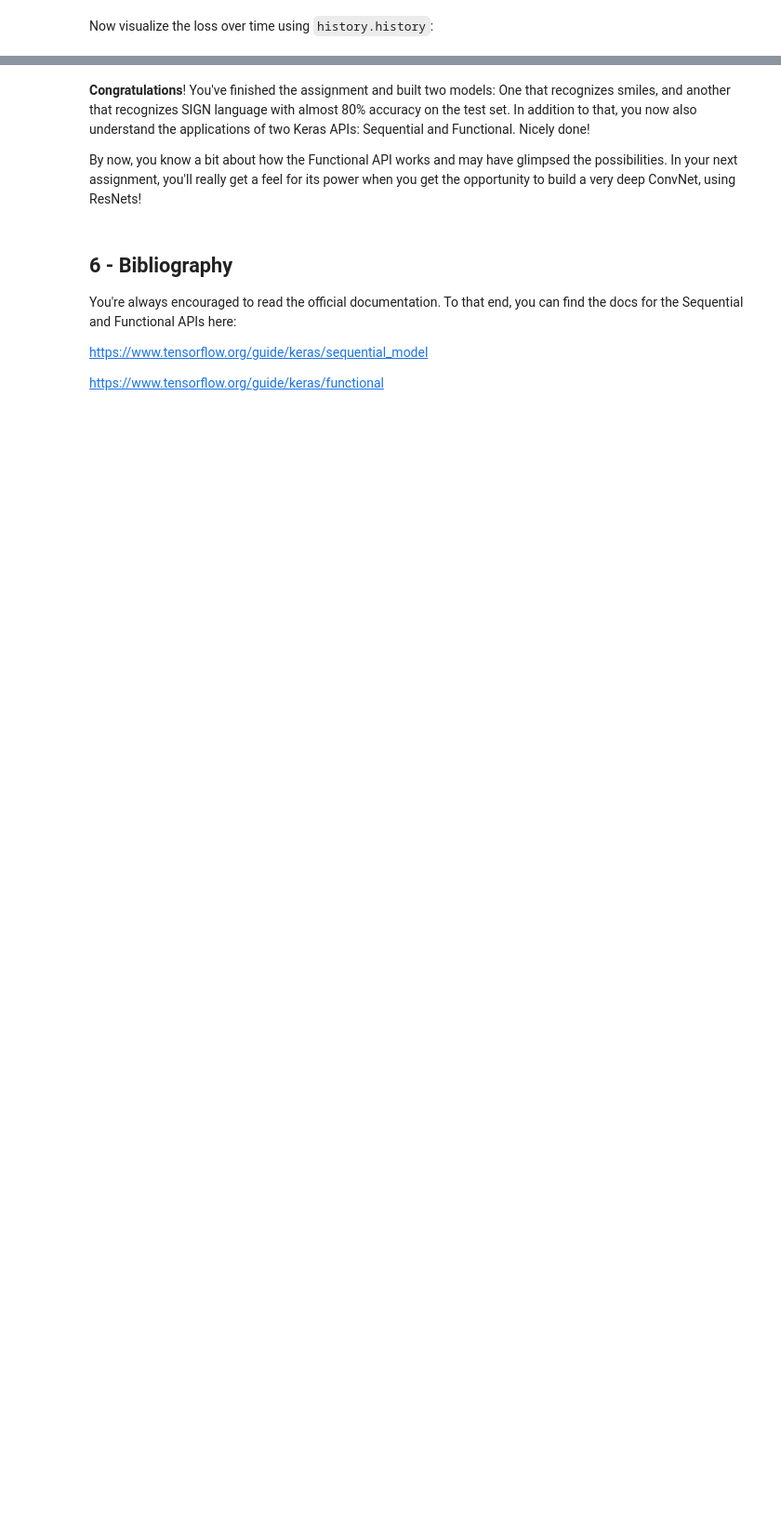
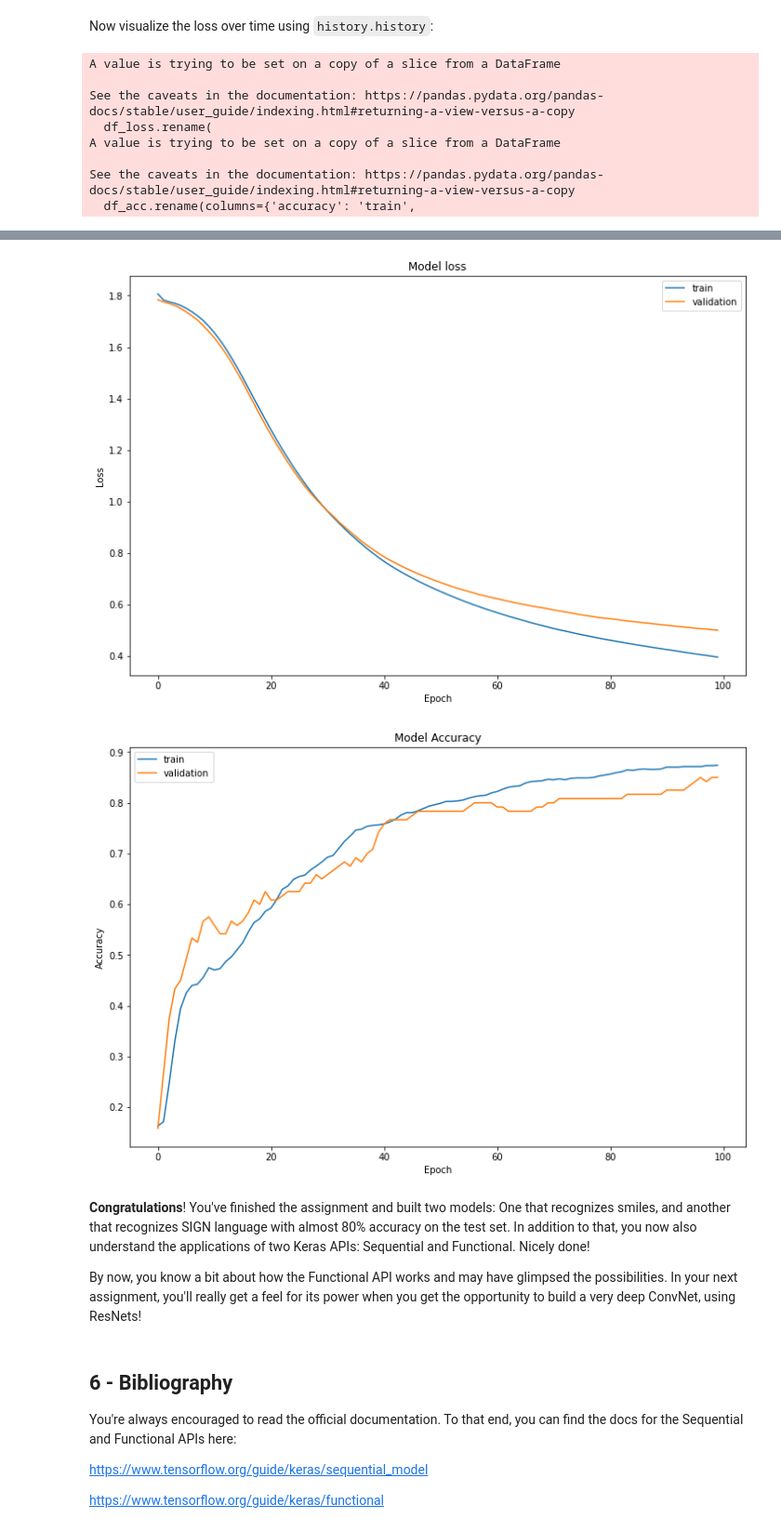
Before and after one commit to zhengjie9510/Coursera-DL-AndrewNg, a Jupyter notebook: Course4/Week 1/Convolution_model_Application/Convolution_model_Application.ipynb, the cells around one changed output, grey strips where cells are left out. Shown: that part at 93% size. Drawn from its saved outputs; the diff is of its cells as text; code cells hidden in the pictures; blank space fills up the shorter version.

```diff
--- a/Course4/Week 1/Convolution_model_Application/Convolution_model_Application.ipynb
+++ b/Course4/Week 1/Convolution_model_Application/Convolution_model_Application.ipynb
@@ -381,6 +485,8 @@ Both the Sequential and Functional APIs return a TF Keras model object. The only
 <a name='4-4'></a>
 ### 4.4 - Train the Model
 # %%
-train_dataset = tf.data.Dataset.from_tensor_slices((X_train, Y_train)).batch(64)
+train_dataset = tf.data.Dataset.from_tensor_slices(
+    (X_train, Y_train)).batch(64)
 test_dataset = tf.data.Dataset.from_tensor_slices((X_test, Y_test)).batch(64)
-history = conv_model.fit(train_dataset, epochs=100, validation_data=test_dataset)
+history = conv_model.fit(train_dataset, epochs=100,
+                         validation_data=test_dataset)
@@ -397,9 +539,22 @@ Now visualize the loss over time using `history.history`:
 # The history.history["loss"] entry is a dictionary with as many values as epochs that the
 # model was trained on.
 df_loss_acc = pd.DataFrame(history.history)
-df_loss= df_loss_acc[['loss','val_loss']]
-df_loss.rename(columns={'loss':'train','val_loss':'validation'},inplace=True)
-df_acc= df_loss_acc[['accuracy','val_accuracy']]
-df_acc.rename(columns={'accuracy':'train','val_accuracy':'validation'},inplace=True)
-df_loss.plot(title='Model loss',figsize=(12,8)).set(xlabel='Epoch',ylabel='Loss')
-df_acc.plot(title='Model Accuracy',figsize=(12,8)).set(xlabel='Epoch',ylabel='Accuracy')
+df_loss = df_loss_acc[['loss', 'val_loss']]
+df_loss.rename(
+    columns={'loss': 'train', 'val_loss': 'validation'}, inplace=True)
+df_acc = df_loss_acc[['accuracy', 'val_accuracy']]
+df_acc.rename(columns={'accuracy': 'train',
+                       'val_accuracy': 'validation'}, inplace=True)
+df_loss.plot(title='Model loss', figsize=(12, 8)).set(
+    xlabel='Epoch', ylabel='Loss')
+df_acc.plot(title='Model Accuracy', figsize=(12, 8)).set(
+    xlabel='Epoch', ylabel='Accuracy')
+# %% [output]
+A value is trying to be set on a copy of a slice from a DataFrame
+
+See the caveats in the documentation: https://pandas.pydata.org/pandas-docs/stable/user_guide/indexing.html#returning-a-view-versus-a-copy
+  df_loss.rename(
+A value is trying to be set on a copy of a slice from a DataFrame
+
+See the caveats in the documentation: https://pandas.pydata.org/pandas-docs/stable/user_guide/indexing.html#returning-a-view-versus-a-copy
+  df_acc.rename(columns={'accuracy': 'train',
@@ -406,3 +562,5 @@ df_acc.plot(title='Model Accuracy',figsize=(12,8)).set(xlabel='Epoch',ylabel='Ac
+[figure, added]
+[figure, added]
 # %% [markdown]
 **Congratulations**! You've finished the assignment and built two models: One that recognizes  smiles, and another that recognizes SIGN language with almost 80% accuracy on the test set. In addition to that, you now also understand the applications of two Keras APIs: Sequential and Functional. Nicely done!
 
```
Also changed, not shown: parts of 15 cells of this notebook.
